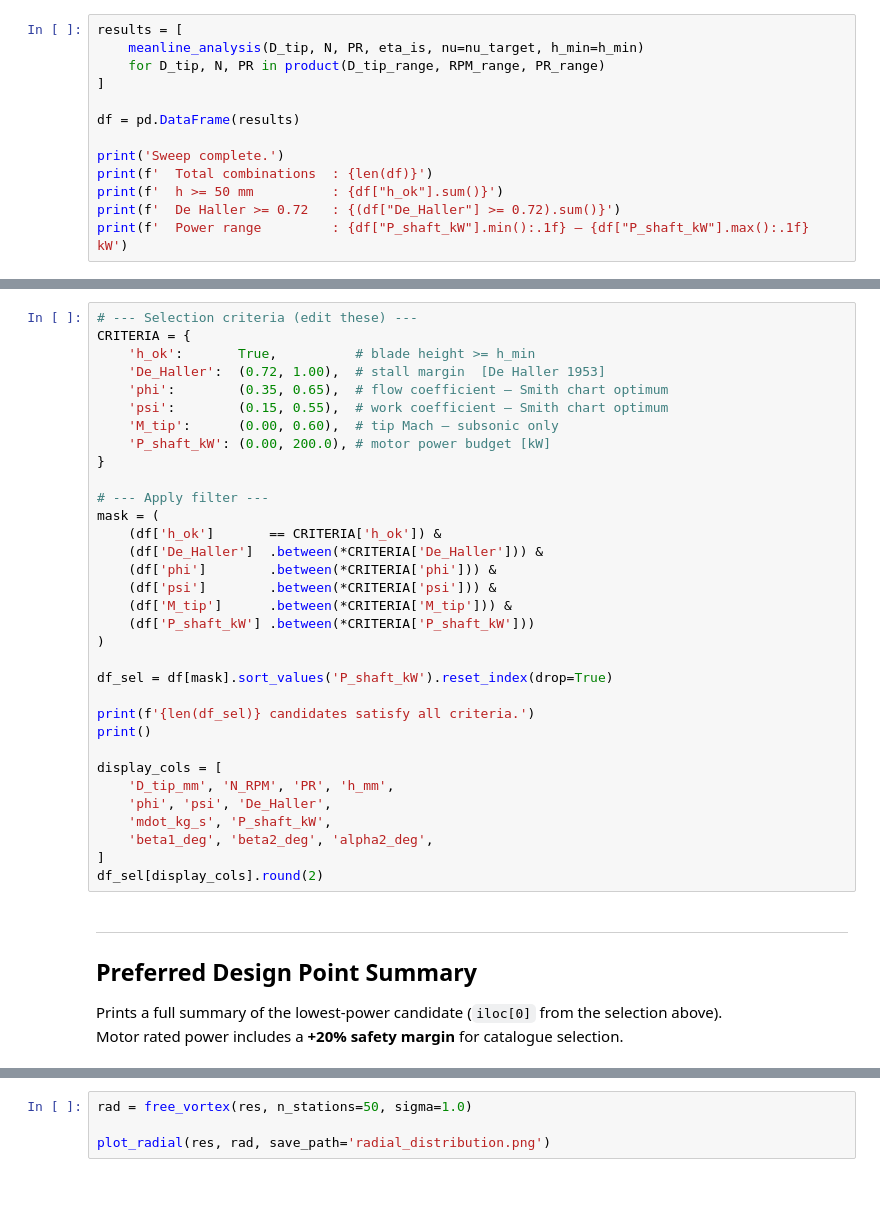
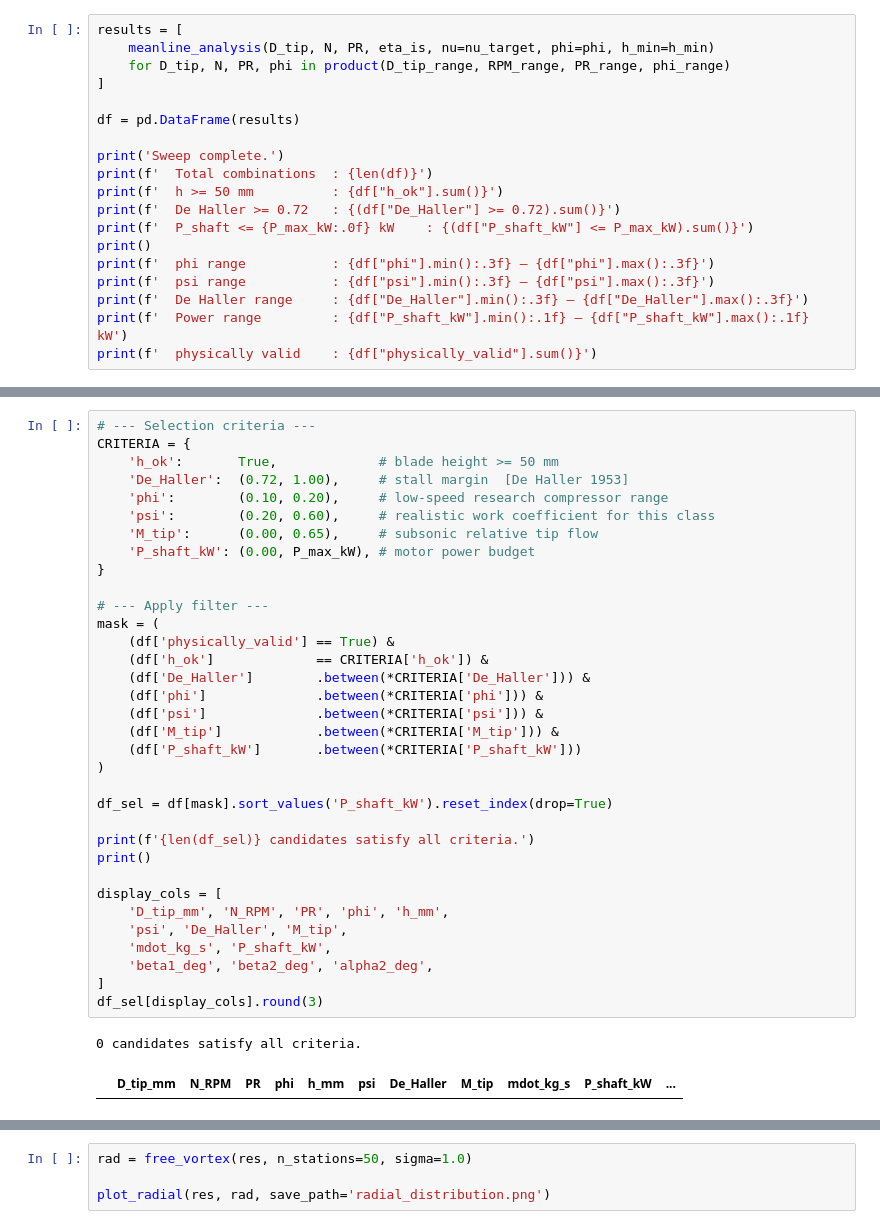
Before and after one commit to onurtuncer/rotating-rig-design, a Jupyter notebook: notebooks/meanline_analysis.ipynb, the cells around one changed output, grey strips where cells are left out. Drawn from its saved outputs; the diff is of its cells as text; blank space fills up the shorter version.

Commit message:
trying to find a physically valid solution for the rpm and power regime

```diff
--- a/notebooks/meanline_analysis.ipynb
+++ b/notebooks/meanline_analysis.ipynb
@@ -88,7 +101,7 @@ Each row contains: annulus geometry, blade velocities, dimensionless coefficient
 # %%
 results = [
-    meanline_analysis(D_tip, N, PR, eta_is, nu=nu_target, h_min=h_min)
-    for D_tip, N, PR in product(D_tip_range, RPM_range, PR_range)
+    meanline_analysis(D_tip, N, PR, eta_is, nu=nu_target, phi=phi, h_min=h_min)
+    for D_tip, N, PR, phi in product(D_tip_range, RPM_range, PR_range, phi_range)
 ]
 
 df = pd.DataFrame(results)
@@ -97,4 +110,10 @@ print('Sweep complete.')
 print(f'  Total combinations  : {len(df)}')
 print(f'  h >= 50 mm          : {df["h_ok"].sum()}')
 print(f'  De Haller >= 0.72   : {(df["De_Haller"] >= 0.72).sum()}')
+print(f'  P_shaft <= {P_max_kW:.0f} kW    : {(df["P_shaft_kW"] <= P_max_kW).sum()}')
+print()
+print(f'  phi range           : {df["phi"].min():.3f} – {df["phi"].max():.3f}')
+print(f'  psi range           : {df["psi"].min():.3f} – {df["psi"].max():.3f}')
+print(f'  De Haller range     : {df["De_Haller"].min():.3f} – {df["De_Haller"].max():.3f}')
 print(f'  Power range         : {df["P_shaft_kW"].min():.1f} – {df["P_shaft_kW"].max():.1f} kW')
+print(f'  physically valid    : {df["physically_valid"].sum()}')
@@ -124,39 +156,37 @@ Results are sorted by shaft power (lowest first) — the preferred candidate is
 # %%
-# --- Selection criteria (edit these) ---
+# --- Selection criteria ---
 CRITERIA = {
-    'h_ok':       True,          # blade height >= h_min
-    'De_Haller':  (0.72, 1.00),  # stall margin  [De Haller 1953]
-    'phi':        (0.35, 0.65),  # flow coefficient — Smith chart optimum
-    'psi':        (0.15, 0.55),  # work coefficient — Smith chart optimum
-    'M_tip':      (0.00, 0.60),  # tip Mach — subsonic only
-    'P_shaft_kW': (0.00, 200.0), # motor power budget [kW]
+    'h_ok':       True,             # blade height >= 50 mm
+    'De_Haller':  (0.72, 1.00),     # stall margin  [De Haller 1953]
+    'phi':        (0.10, 0.20),     # low-speed research compressor range
+    'psi':        (0.20, 0.60),     # realistic work coefficient for this class
+    'M_tip':      (0.00, 0.65),     # subsonic relative tip flow
+    'P_shaft_kW': (0.00, P_max_kW), # motor power budget
 }
 
 # --- Apply filter ---
 mask = (
-    (df['h_ok']       == CRITERIA['h_ok']) &
-    (df['De_Haller']  .between(*CRITERIA['De_Haller'])) &
-    (df['phi']        .between(*CRITERIA['phi'])) &
-    (df['psi']        .between(*CRITERIA['psi'])) &
-    (df['M_tip']      .between(*CRITERIA['M_tip'])) &
-    (df['P_shaft_kW'] .between(*CRITERIA['P_shaft_kW']))
+    (df['physically_valid'] == True) &
+    (df['h_ok']             == CRITERIA['h_ok']) &
+    (df['De_Haller']        .between(*CRITERIA['De_Haller'])) &
+    (df['phi']              .between(*CRITERIA['phi'])) &
+    (df['psi']              .between(*CRITERIA['psi'])) &
+    (df['M_tip']            .between(*CRITERIA['M_tip'])) &
+    (df['P_shaft_kW']       .between(*CRITERIA['P_shaft_kW']))
 )
 
 df_sel = df[mask].sort_values('P_shaft_kW').reset_index(drop=True)
 
 print(f'{len(df_sel)} candidates satisfy all criteria.')
 print()
 
 display_cols = [
-    'D_tip_mm', 'N_RPM', 'PR', 'h_mm',
-    'phi', 'psi', 'De_Haller',
+    'D_tip_mm', 'N_RPM', 'PR', 'phi', 'h_mm',
+    'psi', 'De_Haller', 'M_tip',
     'mdot_kg_s', 'P_shaft_kW',
     'beta1_deg', 'beta2_deg', 'alpha2_deg',
 ]
-df_sel[display_cols].round(2)
+df_sel[display_cols].round(3)
+# %% [output]
+0 candidates satisfy all criteria.
+|  | D_tip_mm | N_RPM | PR | phi | h_mm | psi | De_Haller | M_tip | mdot_kg_s | P_shaft_kW | ... |
-# %% [markdown]
----
-## Preferred Design Point Summary
-
-Prints a full summary of the lowest-power candidate (`iloc[0]` from the selection above).
-Motor rated power includes a **+20% safety margin** for catalogue selection.
```
Also changed, not shown: parts of 25 cells of this notebook, 2 other files.
